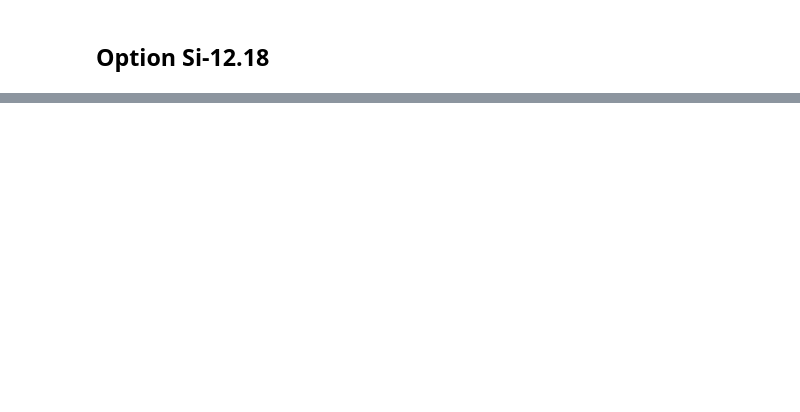
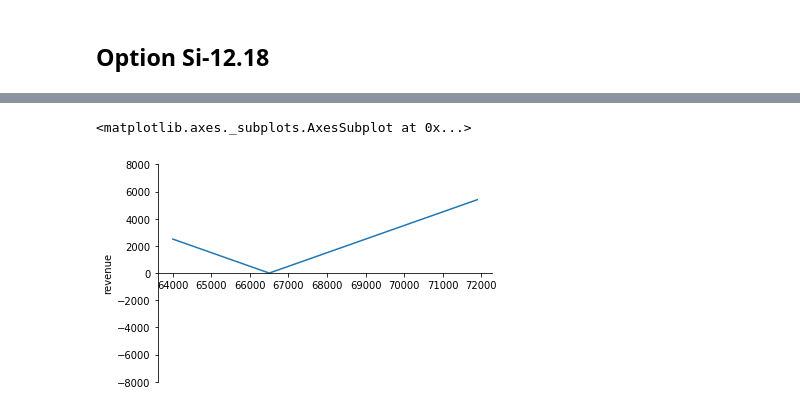
Before and after one commit to Risfio/mynotebooks, a Jupyter notebook: example1.ipynb, the cells around one changed output, grey strips where cells are left out. Drawn from its saved outputs; the diff is of its cells as text; code cells hidden in the pictures; blank space fills up the shorter version.

```diff
--- a/example1.ipynb
+++ b/example1.ipynb
@@ -28,0 +55,34 @@ TypeError: Empty 'DataFrame': no numeric data to plot
+# %%
+import pandas as pd
+import sys, os
+sys.path.append(os.path.join(os.path.dirname(os.path.curdir), 'options'))
+from options.base import Option
+
+BA_range = range(64000, 72000, 100)
+
+opt1 = Option(66500, 1345, 'BUY_CALL')
+opt2 = Option(66500, 900, 'BUY_PUT')
+
+revenues2 = list(map(opt2.get_revenue, BA_range))
+revenues1 = list(map(opt1.get_revenue, BA_range))
+
+def get_complex_revenues(lst1, lst2):
+    result = []
+    for x in range(lst1.__len__()):
+        result.append(lst1[x]+lst2[x])
+    return result
+
+ts = pd.Series(get_complex_revenues(revenues1, revenues2), index=BA_range)
+
+import matplotlib.pyplot as plt
+fig = plt.figure()
+ax = fig.add_subplot(111)
+ax.set_ylabel('revenue')
+ax.spines['bottom'].set_position('zero')       # x-axis where y=0
+ax.spines['top'].set_color('none')             # hide top axis
+ax.spines['right'].set_color('none')
+
+ts.plot(ylim=(-8000, 8000))
+# %% [output]
+<matplotlib.axes._subplots.AxesSubplot at 0x...>
+[figure, added]
```
Also changed, not shown: parts of 2 cells of this notebook.
